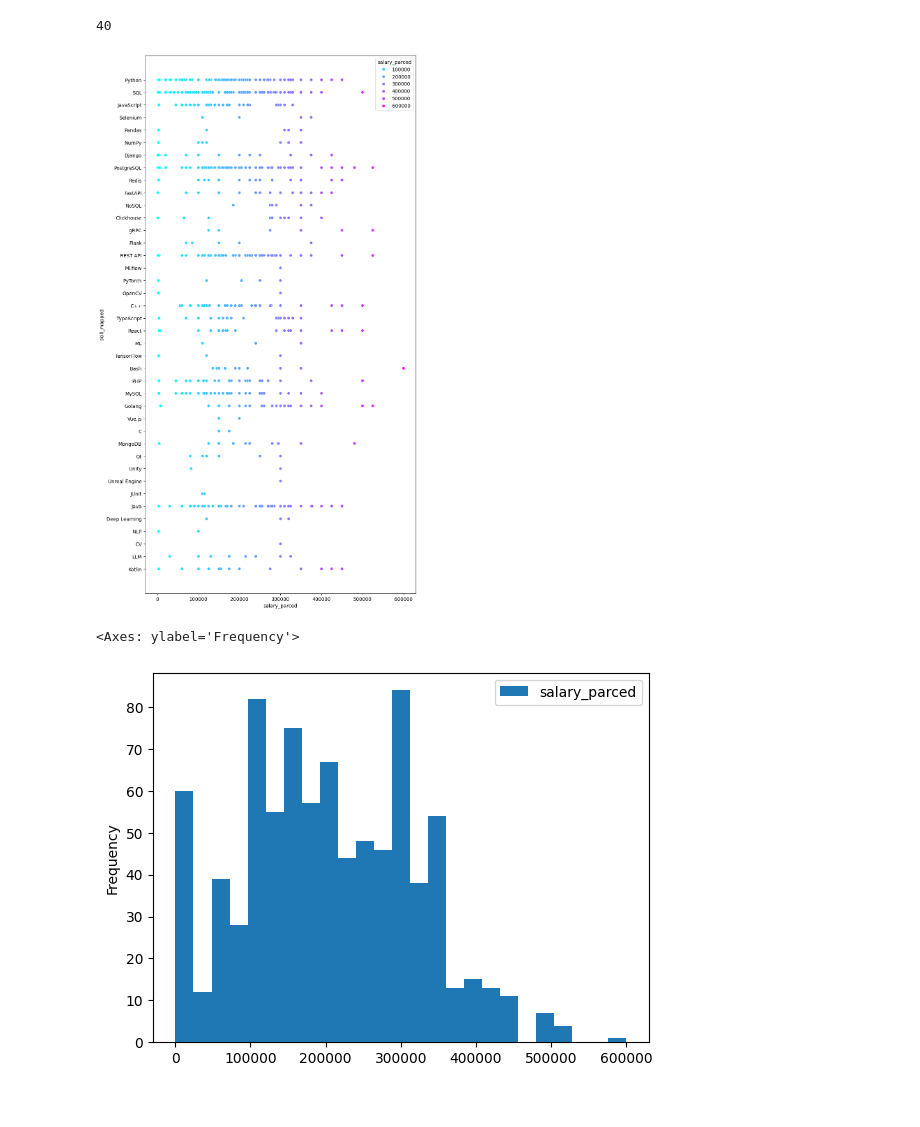
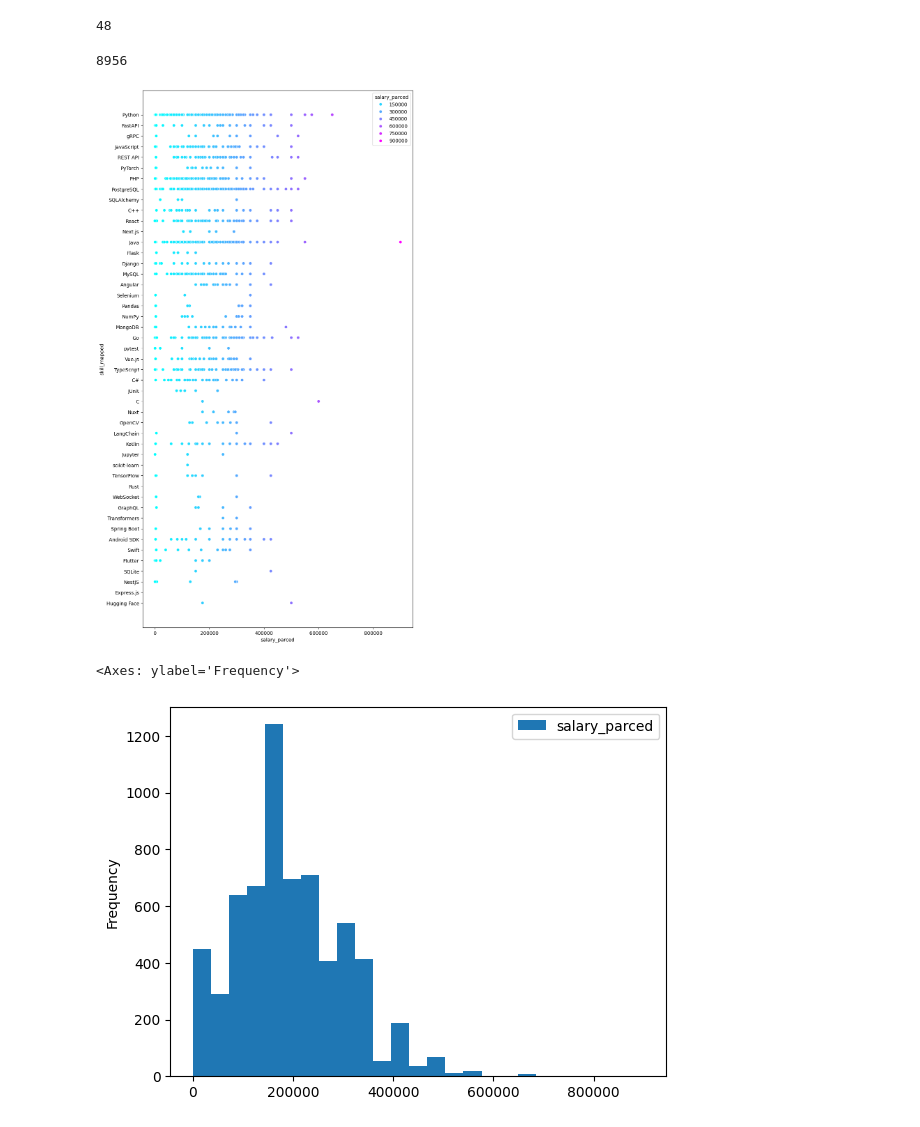
Before and after one commit to mgasilin/hh_ru_anlysis, a Jupyter notebook: EDA/EDA.ipynb, the cells around one changed output. Cells and saved outputs as stored; diff of their text form; code cells hidden in the pictures.

```diff
--- a/EDA/EDA.ipynb
+++ b/EDA/EDA.ipynb
@@ -26,8 +29,8 @@ eh.setFormatter(formatter)
 logger.addHandler(eh)
 logger.addHandler(dh)
 # %%
-with open(r'D:\Личные файлы\Telegram\vacancies_final (3).json', 'r', encoding='utf-8') as file:
+with open('vacancies_details.json', 'r', encoding='utf-8') as file:
     df = pd.read_json(file).set_index('id')
 logger.debug(f"Загружен файл, итого {df.shape} строк и столбцов")
-df.sample(5)
+df.shape
 # %% [output]
@@ -69,4 +64,4 @@ KeyError: 'salary'
 df = df.explode("skills", ignore_index=True)
 logger.debug(f"Получено {df.shape} денормализированных строк")
 # %%
-df["id"] = df["link"].apply(lambda x: str(x).split("/")[-1])
+df["id"] = df["link"].apply(lambda x: str(x).split("/")[-1].split("?")[0])
@@ -77 +151,10 @@ logger.debug(f"Итого уникальных скиллов: {len(skillset)}")
+# %%
+def map_skill(skill):
+    if skill in exceptions.keys():
+        return exceptions[skill]
+    else:
+        for key, mask in msk.items():
+            if fnmatch.fnmatch(skill, mask):
+                return key
+    return None
 # %%
@@ -151,3 +181,2 @@ skill_mapping = {
 # %%
-df["skill_mapped"] = df["skills"].map(skill_mapping)
-df
+df["skill_mapped"] = df["skills"].apply(lambda x: map_skill(str(x).lower()))
@@ -173,15 +185,20 @@ df = df.drop_duplicates()
 # %%
-df["skill_mapped"].nunique()
+df["skill_mapped"].astype(str).nunique()
 # %% [output]
-40
+48
+# %%
+df = df.drop_duplicates()
+df["link"].nunique()
+# %% [output]
+8956
 # %%
 plt.figure(figsize=(10,20))
-sns.scatterplot(df, x="salary_parced", y="skill_mapped", palette="cool", hue="salary_parced")
+sns.scatterplot(df[~df["skill_mapped"].isna()], x="salary_parced", y="skill_mapped", palette="cool", hue="salary_parced")
 plt.savefig("salary_scatter.png")
 # %% [output]
-[figure, old version]
+[figure, new version]
 # %%
-df.plot.hist(bins=25)
+df[df["salary_parced"]<1000000].plot.hist(bins=25)
 # %% [output]
 <Axes: ylabel='Frequency'>
-[figure, old version]
+[figure, new version]
```
Also changed, not shown: parts of 18 cells of this notebook.
